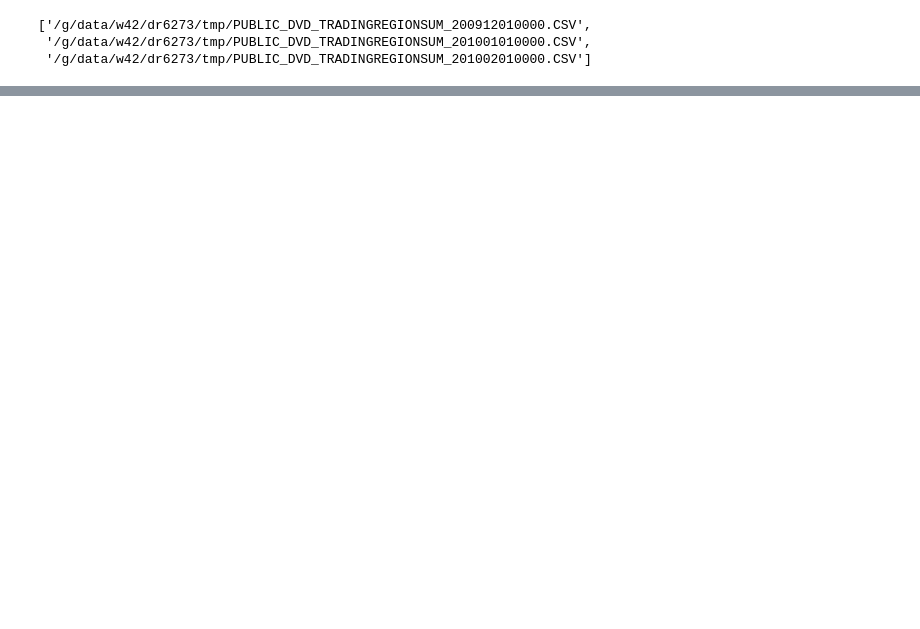
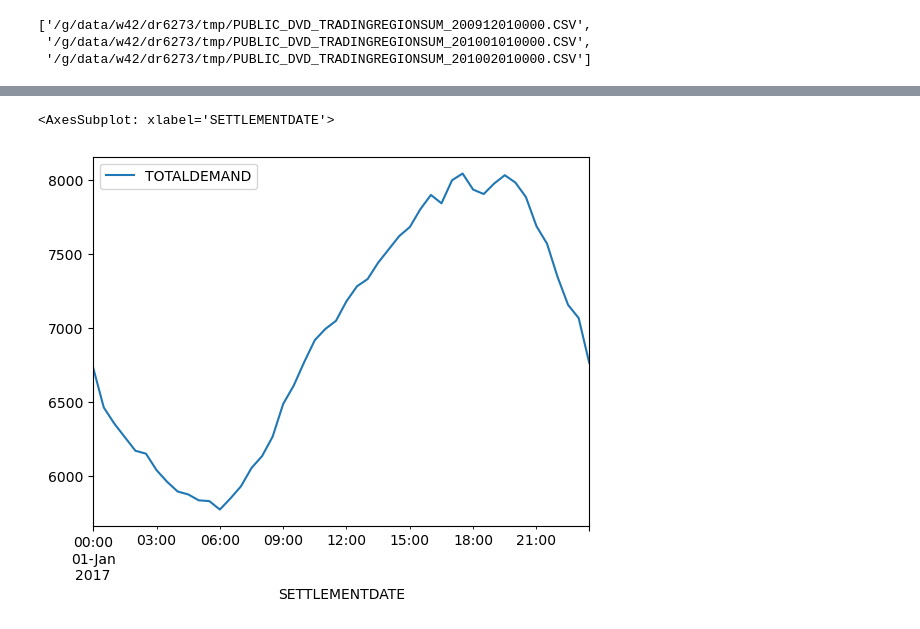
Before and after one commit to dougrichardson/demand_model, a Jupyter notebook: nemosis.ipynb, the cells around one changed output, grey strips where cells are left out. Cells and saved outputs as stored; diff of their text form; code cells hidden in the pictures; blank space fills up the shorter version.

```diff
--- a/nemosis.ipynb
+++ b/nemosis.ipynb
@@ -262,0 +178,2 @@ df.loc[df.REGIONID == "QLD1"].loc["2017-12-02"]
+# %%
+q = df.loc[df.REGIONID == "QLD1"]
@@ -262,0 +197,3 @@ df.loc[df.REGIONID == "QLD1"].loc["2017-12-02"]
+# %%
+q = q.loc[~q.index.duplicated()]
+q
@@ -262,0 +237,5 @@ df.loc[df.REGIONID == "QLD1"].loc["2017-12-02"]
+# %%
+(q.loc["2017-01-01"]).plot()
+# %% [output]
+<AxesSubplot: xlabel='SETTLEMENTDATE'>
+[figure, added]
```
Also changed, not shown: parts of 58 cells of this notebook.
